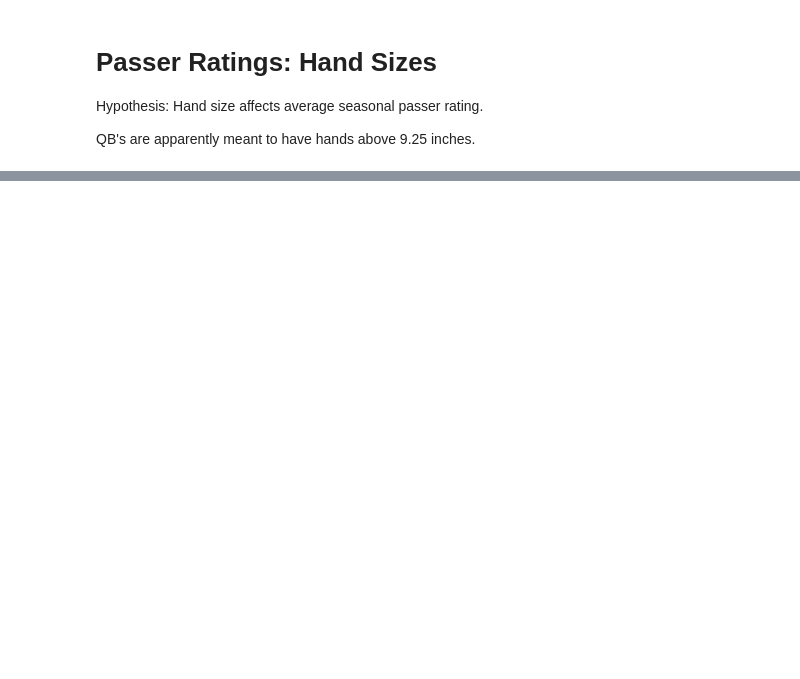
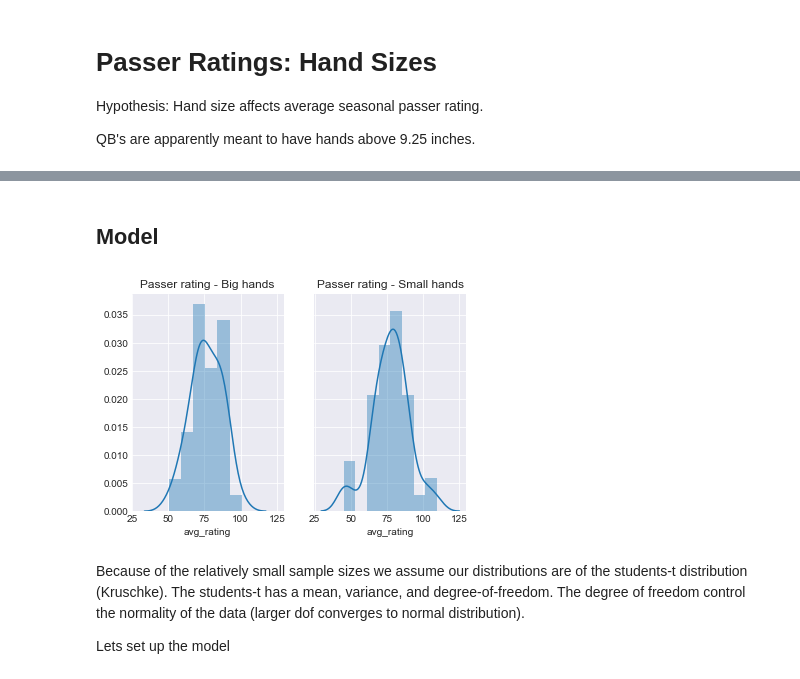
Before and after one commit to lewisbails/nfl-project, a Jupyter notebook: notebooks/quarterback_hands.ipynb, the cells around one changed output, grey strips where cells are left out. Drawn from its saved outputs; the diff is of its cells as text; code cells hidden in the pictures; blank space fills up the shorter version.

```diff
--- a/notebooks/quarterback_hands.ipynb
+++ b/notebooks/quarterback_hands.ipynb
@@ -90,0 +222,13 @@ missing.to_csv('missing_hands_scraped.csv')
+# %%
+big_hands = {}
+for index, row in df_small.iterrows():
+    mask = get_mask(df_big, row)
+    df_choices = get_diff(df_big[mask],row).sort_values(['start_d','seasons_d','sack_rate_d','height_d','temp_d', 'away_rate_d'])
+    for i, choice in df_choices.iterrows():
+        if i not in big_hands:
+            choice['match_player'] = index
+            big_hands[i] = choice
+            break
+print(len(df_small)-len(big_hands), 'are missing matches.')
+df_bh = pd.DataFrame.from_dict(big_hands, orient='index')
+df_bh
@@ -90,0 +277,3 @@ missing.to_csv('missing_hands_scraped.csv')
+# %%
+df_sh = df_small.loc[df_bh['match_player'],:]
+df_sh
@@ -90,0 +299,26 @@ missing.to_csv('missing_hands_scraped.csv')
+# %% [markdown]
+## Model
+# %%
+import matplotlib.pyplot as plt
+import seaborn as sns
+plt.style.use('seaborn-darkgrid')
+import pymc3 as pm
+# %%
+big_hands = df_bh['avg_rating']
+small_hands = df_sh['avg_rating']
+# %%
+f, axes = plt.subplots(1,2, sharey=True, sharex=True)
+sns.distplot(big_hands, ax=axes[0])
+axes[0].set_title('Passer rating - Big hands')
+sns.distplot(small_hands, ax=axes[1])
+axes[1].set_title('Passer rating - Small hands')
+plt.show()
+# on first glance they look more or less the same
+# %% [output]
+[figure, added]
+# %% [markdown]
+Because of the relatively small sample sizes we assume our distributions are of the students-t distribution (Kruschke).
+The students-t has a mean, variance, and degree-of-freedom.
+The degree of freedom control the normality of the data (larger dof converges to normal distribution).
+
+Lets set up the model
```
Also changed, not shown: parts of 35 cells of this notebook, 4 other files.
